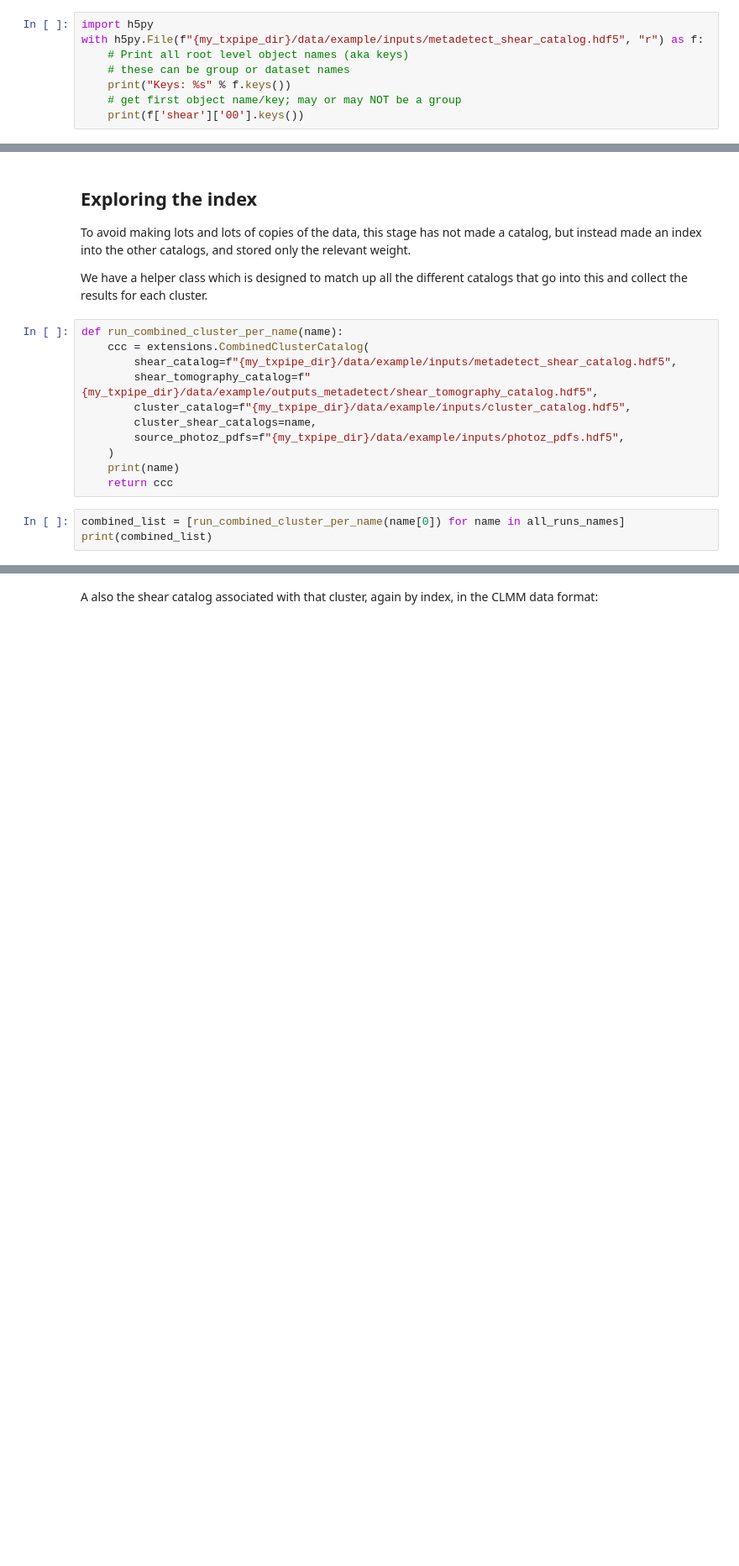
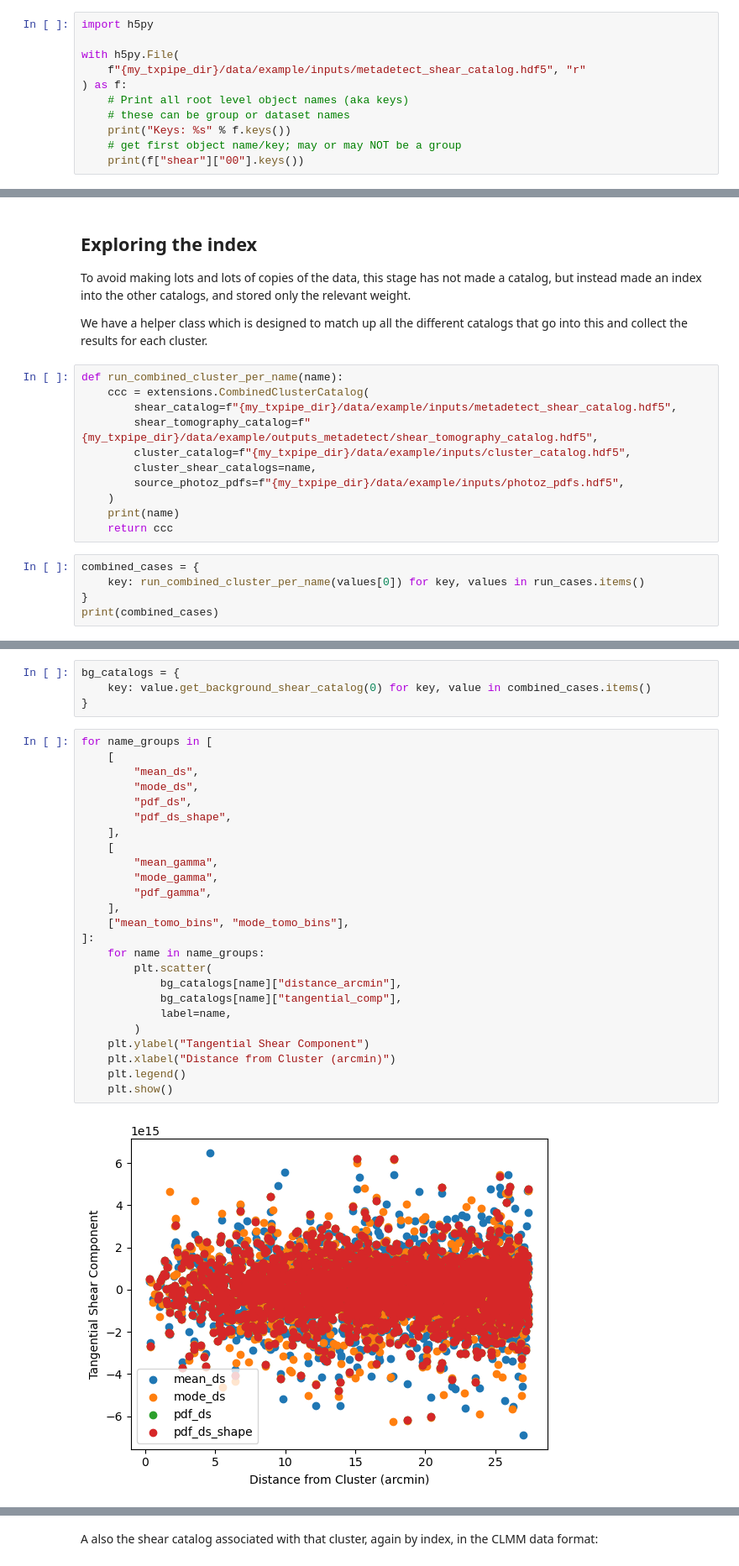
Before and after one commit to LSSTDESC/TXPipe, a Jupyter notebook: notebooks/cluster_counts/tangential_shear_selection.ipynb, the cells around one changed output, grey strips where cells are left out. Shown at 84% size. Drawn from its saved outputs; the diff is of its cells as text; blank space fills up the shorter version.

```diff
--- a/notebooks/cluster_counts/tangential_shear_selection.ipynb
+++ b/notebooks/cluster_counts/tangential_shear_selection.ipynb
@@ -95,11 +114,14 @@ Keys: <KeysViewHDF5 ['counts', 'provenance', 'response', 'tomography']>
 9099
 # %%
 import h5py
-with h5py.File(f"{my_txpipe_dir}/data/example/inputs/metadetect_shear_catalog.hdf5", "r") as f:
+
+with h5py.File(
+    f"{my_txpipe_dir}/data/example/inputs/metadetect_shear_catalog.hdf5", "r"
+) as f:
     # Print all root level object names (aka keys)
     # these can be group or dataset names
     print("Keys: %s" % f.keys())
     # get first object name/key; may or may NOT be a group
-    print(f['shear']['00'].keys())
+    print(f["shear"]["00"].keys())
 # %% [output]
 Keys: <KeysViewHDF5 ['shear']>
@@ -208,6 +236,8 @@ def run_combined_cluster_per_name(name):
     print(name)
     return ccc
 # %%
-combined_list = [run_combined_cluster_per_name(name[0]) for name in all_runs_names]
-print(combined_list)
+combined_cases = {
+    key: run_combined_cluster_per_name(values[0]) for key, values in run_cases.items()
+}
+print(combined_cases)
 # %% [output]
@@ -236,0 +254,31 @@ plt.show()
+# %%
+bg_catalogs = {
+    key: value.get_background_shear_catalog(0) for key, value in combined_cases.items()
+}
+# %%
+for name_groups in [
+    [
+        "mean_ds",
+        "mode_ds",
+        "pdf_ds",
+        "pdf_ds_shape",
+    ],
+    [
+        "mean_gamma",
+        "mode_gamma",
+        "pdf_gamma",
+    ],
+    ["mean_tomo_bins", "mode_tomo_bins"],
+]:
+    for name in name_groups:
+        plt.scatter(
+            bg_catalogs[name]["distance_arcmin"],
+            bg_catalogs[name]["tangential_comp"],
+            label=name,
+        )
+    plt.ylabel("Tangential Shear Component")
+    plt.xlabel("Distance from Cluster (arcmin)")
+    plt.legend()
+    plt.show()
+# %% [output]
+[figure, added]
```
Also changed, not shown: parts of 23 cells of this notebook.
